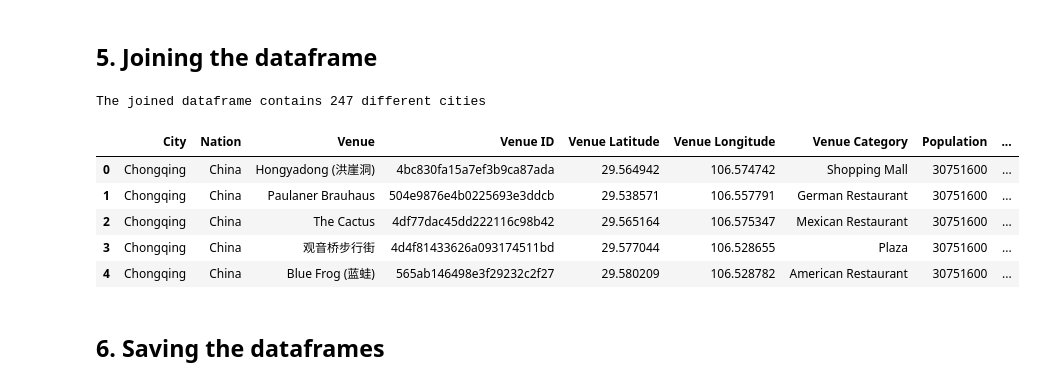
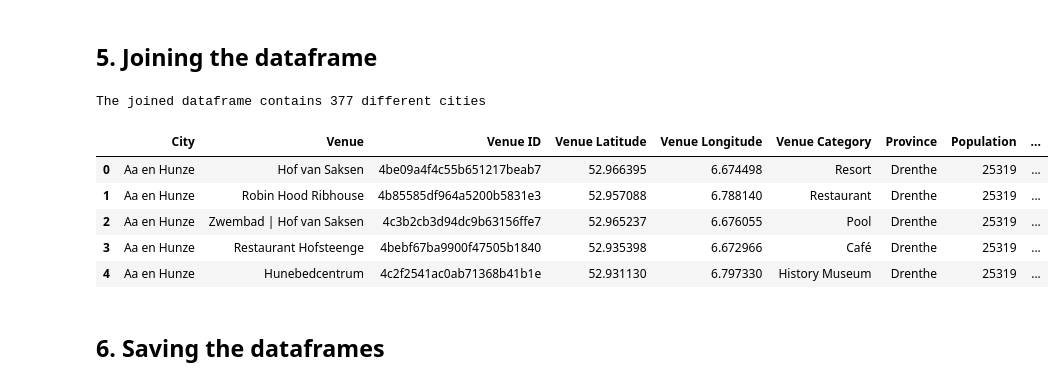
Before and after one commit to rezaabdullah/Coursera_Capstone, a Jupyter notebook: FinalProject/1.create_dataset.ipynb, the cells around one changed output. Saved outputs shown, nothing was run; the diff lists cells and outputs as text; code cells hidden in the pictures.

Commit message:
Work on Dutch cities

```diff
--- a/FinalProject/1.create_dataset.ipynb
+++ b/FinalProject/1.create_dataset.ipynb
@@ -81,3 +107,5 @@ for tr in table.find_all('tr'):
+# %%
+df_cities.drop_duplicates(keep='first', inplace=True)
 # %%
 print ("Shape: {}".format(df_cities.shape))
 print ("There are {} unique city names".format(df_cities['City'].nunique()))
@@ -121,0 +161,4 @@ df_cities["Latitude"], df_cities["Longitude"] = zip(*df_cities["URL"].map(scrape
+# %%
+df_cities = df_cities[df_cities['Latitude'] != 0]
+df_cities = df_cities[df_cities['Longitude'] != 0]
+df_cities.shape
@@ -139,23 +184,19 @@ VERSION = '20180605' # Foursquare API version
 # %% [markdown]
 We will ask Foursquare for the top picks in every city, then store its name, location and main category.
 # %%
-RADIUS=20000 # search within 20km from city centre (max=100km)
-LIMIT=100    # maximum of 100 venues per city (max=100)
-
-def getRecommendedVenues(cities, nations, latitudes, longitudes):
+def getRecommendedVenues(cities, latitudes, longitudes):
 
     venues_list=[]
-    for city, nation, lat, lon in zip(cities, nations, latitudes, longitudes):
+    for city, lat, lon in zip(cities, latitudes, longitudes):
 
         # create the API request URL
-        url = 'https://api.foursquare.com/v2/venues/explore?&section=topPicks&client_id={}&client_secret={}&v={}&ll={},{}&radius={}&limit={}'.format(
+        url = 'https://api.foursquare.com/v2/venues/explore?&section=topPicks&client_id={}&client_secret={}&v={}&ll={},{}&limit={}'.format(
             CLIENT_ID,
             CLIENT_SECRET,
             VERSION,
             lat,
             lon,
-            RADIUS,
-            LIMIT)
+            100)
 
         # make the GET request
         response = requests.get(url)
@@ -166,12 +207,10 @@ def getRecommendedVenues(cities, nations, latitudes, longitudes):
             print ("could not scrape " + url)
             break
 
-        print("City: {}, Nation: {}, results: {}".format(city, nation, len(results)))
 
         # return only relevant information for each nearby venue
         venues_list.append([(
             city,
-            nation,
             v['venue']['name'],
             v['venue']['id'],
             v['venue']['location']['lat'],
@@ -181,7 +220,6 @@ def getRecommendedVenues(cities, nations, latitudes, longitudes):
 
     nearby_venues = pd.DataFrame([item for venue_list in venues_list for item in venue_list])
     nearby_venues.columns = ['City',
-                  'Nation',
                   'Venue',
                   'Venue ID',
                   'Venue Latitude',
@@ -192,5 +230,6 @@ def getRecommendedVenues(cities, nations, latitudes, longitudes):
 # %% [markdown]
 Now, actually run the above function for every city.
 # %%
-df_venues = getRecommendedVenues(df_cities['City'], df_cities['Nation'], df_cities['Latitude'], df_cities['Longitude'])
+df_venues = getRecommendedVenues(df_cities['City'], df_cities['Latitude'], df_cities['Longitude'])
+print("all done")
 # %% [output]
@@ -227,17 +250,17 @@ That's looking pretty awesome. Now let's prevent more scraping by saving the dat
 # %% [markdown]
 ## 5. Joining the dataframe
 # %%
-df_joined = pd.merge(df_venues, df_cities, on=['City','Nation'])
-print ("The joined dataframe contains {} different cities".format(len(df_joined.groupby(['City', 'Nation']))))
+df_joined = pd.merge(df_venues, df_cities, on='City')
+print ("The joined dataframe contains {} different cities".format(len(df_joined.groupby('City'))))
 df_joined.head()
 # %% [output]
-The joined dataframe contains 247 different cities
+The joined dataframe contains 377 different cities
-|  | City | Nation | Venue | Venue ID | Venue Latitude | Venue Longitude | Venue Category | Population | ... |
-| 0 | Chongqing | China | Hongyadong (洪崖洞) | 4bc830fa15a7ef3b9ca87ada | 29.564942 | 106.574742 | Shopping Mall | 30751600 | ... |
-| 1 | Chongqing | China | Paulaner Brauhaus | 504e9876e4b0225693e3ddcb | 29.538571 | 106.557791 | German Restaurant | 30751600 | ... |
-| 2 | Chongqing | China | The Cactus | 4df77dac45dd222116c98b42 | 29.565164 | 106.575347 | Mexican Restaurant | 30751600 | ... |
-| 3 | Chongqing | China | 观音桥步行街 | 4d4f81433626a093174511bd | 29.577044 | 106.528655 | Plaza | 30751600 | ... |
-| 4 | Chongqing | China | Blue Frog (蓝蛙) | 565ab146498e3f29232c2f27 | 29.580209 | 106.528782 | American Restaurant | 30751600 | ... |
+|  | City | Venue | Venue ID | Venue Latitude | Venue Longitude | Venue Category | Province | Population | ... |
+| 0 | Aa en Hunze | Hof van Saksen | 4be09a4f4c55b651217beab7 | 52.966395 | 6.674498 | Resort | Drenthe | 25319 | ... |
+| 1 | Aa en Hunze | Robin Hood Ribhouse | 4b85585df964a5200b5831e3 | 52.957088 | 6.788140 | Restaurant | Drenthe | 25319 | ... |
+| 2 | Aa en Hunze | Zwembad | Hof van Saksen | 4c3b2cb3d94dc9b63156ffe7 | 52.965237 | 6.676055 | Pool | Drenthe | 25319 | ... |
+| 3 | Aa en Hunze | Restaurant Hofsteenge | 4bebf67ba9900f47505b1840 | 52.935398 | 6.672966 | Café | Drenthe | 25319 | ... |
+| 4 | Aa en Hunze | Hunebedcentrum | 4c2f2541ac0ab71368b41b1e | 52.931130 | 6.797330 | History Museum | Drenthe | 25319 | ... |
 # %% [markdown]
 ## 6. Saving the dataframes
 # %% [markdown]
```
Also changed, not shown: parts of 19 cells of this notebook, 13 other files.
